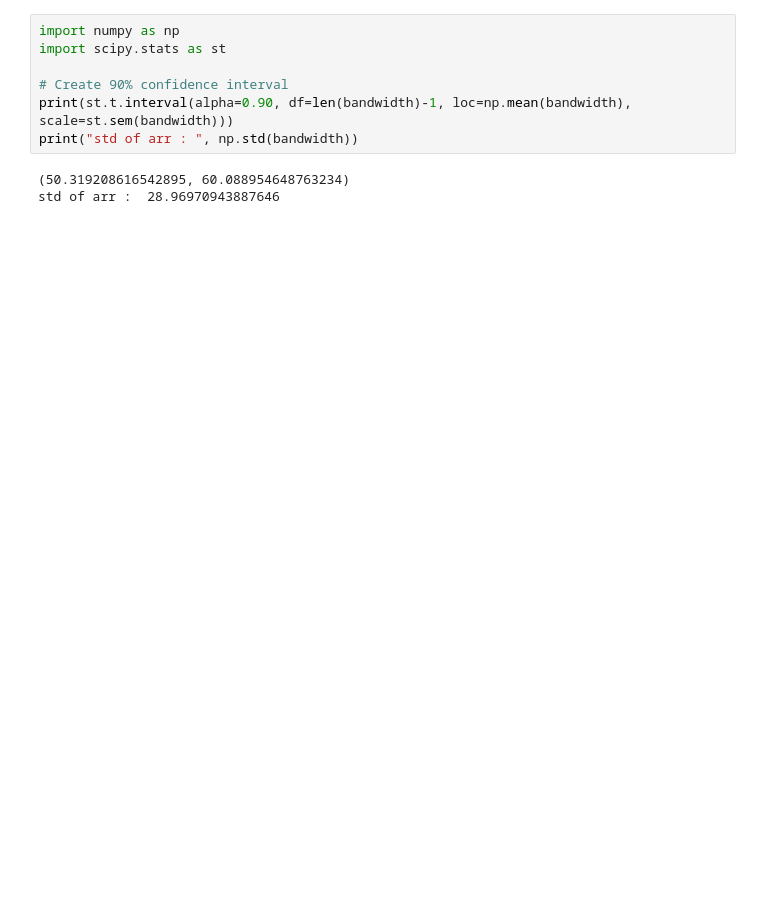
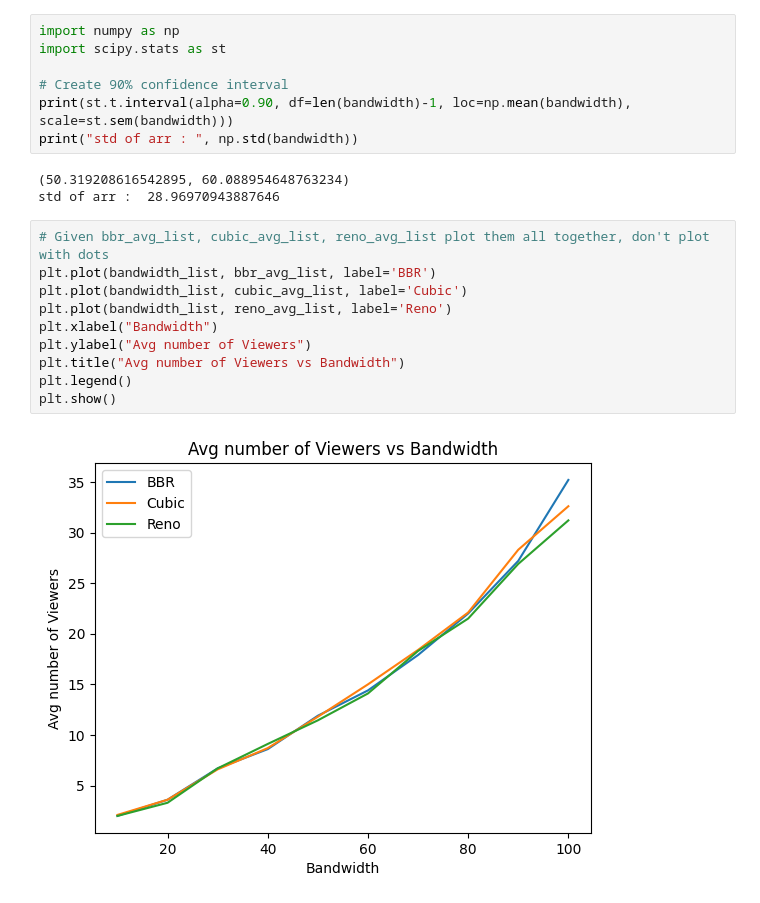
Before and after one commit to BaiqingL/CS655-TCP-Comparison, a Jupyter notebook: data/Statistics.ipynb, the cells around one changed output. Saved outputs shown, nothing was run; the diff lists cells and outputs as text; blank space fills up the shorter version.

```diff
--- a/data/Statistics.ipynb
+++ b/data/Statistics.ipynb
@@ -174,3 +174,15 @@ print("std of arr : ", np.std(bandwidth))
 # %% [output]
 (50.319208616542895, 60.088954648763234)
 std of arr :  28.96970943887646
+# %%
+# Given bbr_avg_list, cubic_avg_list, reno_avg_list plot them all together, don't plot with dots
+plt.plot(bandwidth_list, bbr_avg_list, label='BBR')
+plt.plot(bandwidth_list, cubic_avg_list, label='Cubic')
+plt.plot(bandwidth_list, reno_avg_list, label='Reno')
+plt.xlabel("Bandwidth")
+plt.ylabel("Avg number of Viewers")
+plt.title("Avg number of Viewers vs Bandwidth")
+plt.legend()
+plt.show()
+# %% [output]
+[figure, added]
```
Also changed, not shown: parts of 3 cells of this notebook.
